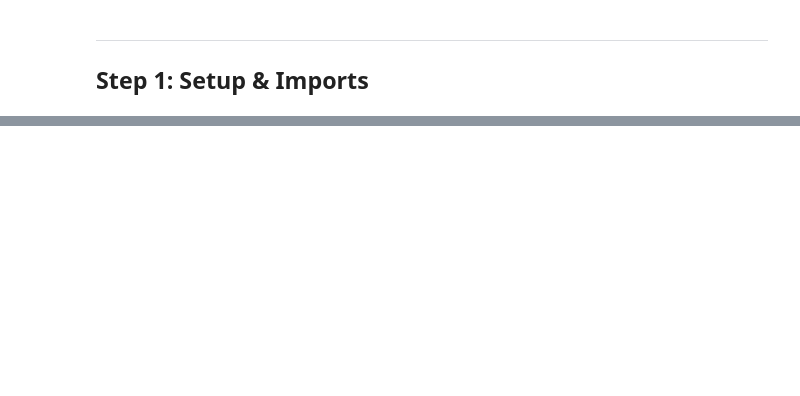
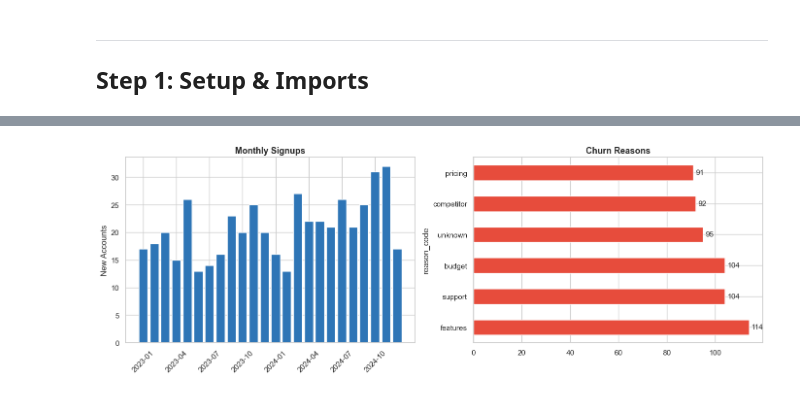
Before and after one commit to sjaivaranasi/SaaS-Product-Engagement-Analysis, a Jupyter notebook: notebooks/01_data_cleaning_eda.ipynb, the cells around one changed output, grey strips where cells are left out. Cells and saved outputs as stored; diff of their text form; code cells hidden in the pictures; blank space fills up the shorter version.

```diff
--- a/notebooks/01_data_cleaning_eda.ipynb
+++ b/notebooks/01_data_cleaning_eda.ipynb
@@ -293,0 +401,22 @@ print('  4. Build dashboard views')
+# %%
+# EDA 3: Signup Trend & Churn Reasons
+fig, axes = plt.subplots(1, 2, figsize=(14, 5))
+
+monthly = accounts.groupby('signup_cohort_m').size()
+monthly.index = monthly.index.astype(str)
+axes[0].bar(range(len(monthly)), monthly.values, color=PALETTE[0])
+axes[0].set_xticks(range(0, len(monthly), 3))
+axes[0].set_xticklabels(monthly.index[::3], rotation=45)
+axes[0].set_title('Monthly Signups', fontsize=13, fontweight='bold')
+axes[0].set_ylabel('New Accounts')
+
+reason_counts = churn['reason_code'].value_counts()
+reason_counts.plot.barh(ax=axes[1], color=PALETTE[2])
+axes[1].set_title('Churn Reasons', fontsize=13, fontweight='bold')
+for i, v in enumerate(reason_counts): axes[1].text(v+1, i, str(v), va='center')
+
+plt.tight_layout()
+plt.savefig('../data/cleaned/eda_03_signups_reasons.png', dpi=150, bbox_inches='tight')
+plt.show()
+# %% [output]
+[figure, added]
```
Also changed, not shown: parts of 46 cells of this notebook, 14 other files.
